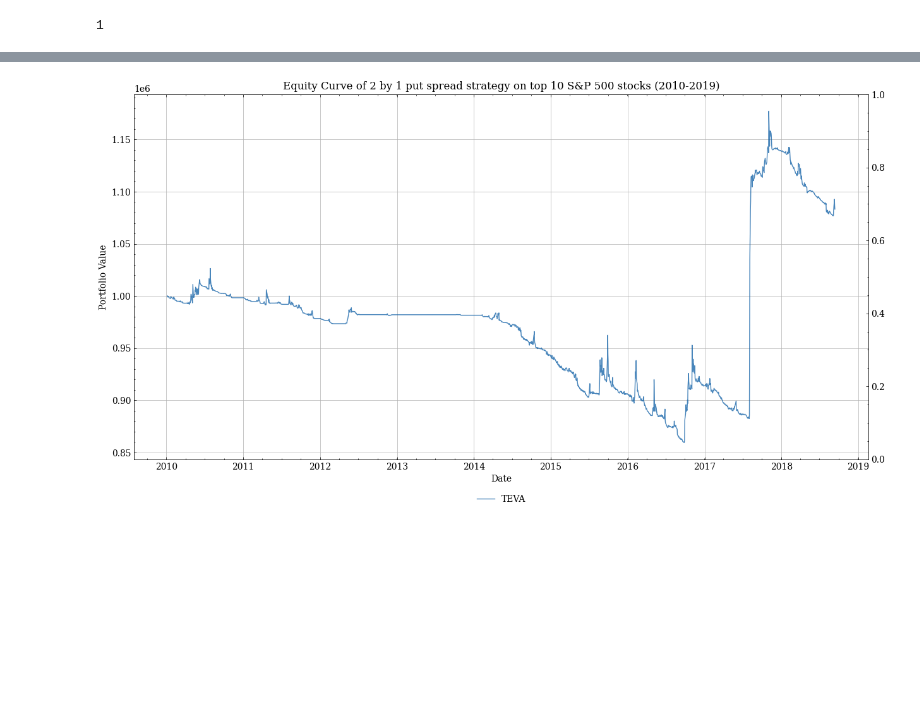
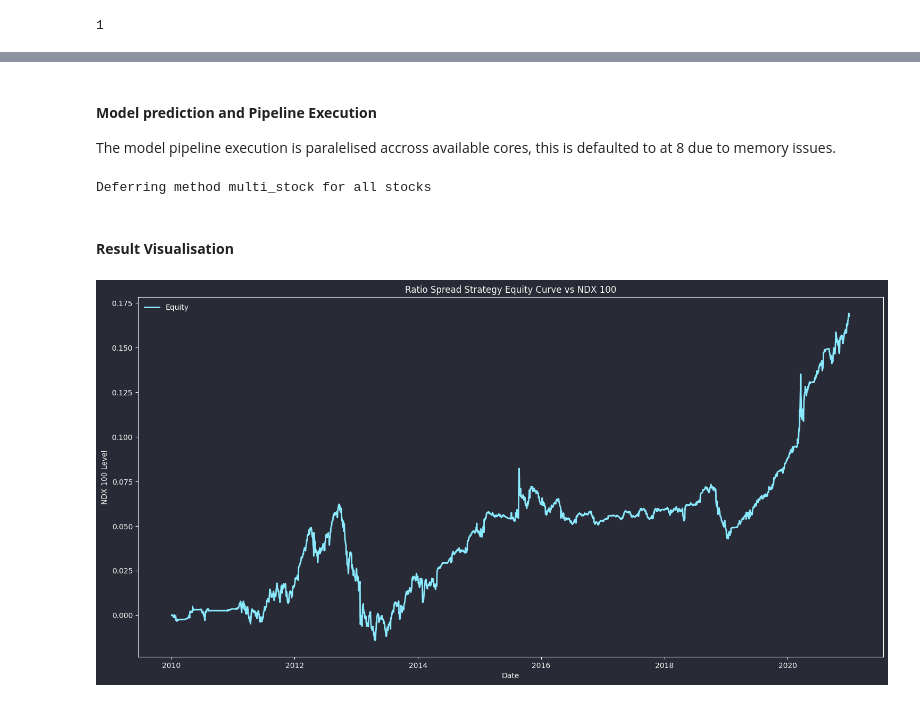
Before and after one commit to cja119/options_wizard, a Jupyter notebook: notebooks/individual_spread.ipynb, the cells around one changed output, grey strips where cells are left out. Saved outputs shown, nothing was run; the diff lists cells and outputs as text; code cells hidden in the pictures; blank space fills up the shorter version.

```diff
--- a/notebooks/individual_spread.ipynb
+++ b/notebooks/individual_spread.ipynb
@@ -12,11 +17,10 @@ if p.is_dir():  # make sure it exists
 import options_wizard as ow
 import pandas as pd
 
-tick = 'TEVA'
-universe = ow.Universe([tick])
-
+universe = ow.Universe(['AAPL'])
+#universe.top_constituents(10)
+#universe.check_ticks()
 data_manager = ow.DataManager(universe, load_lazy=True)
-
 len(data_manager.universe.ticks)
 # %% [output]
 1
@@ -44,45 +51,65 @@ data_manager.execute_pipeline(retain_data=True, save_data=False, n_workers=4)
+# %% [markdown]
+#### __Model prediction and Pipeline Execution__
+The model pipeline execution is paralelised accross available cores, this is defaulted to at 8 due to memory issues.
+# %%
+data_manager.execute_pipeline(retain_data=False, save_data=False, n_workers=4)
+# %% [output]
+Deferring method multi_stock for all stocks
+# %% [markdown]
+#### __Result Visualisation__
 # %%
 start = "2010-01-01"
-end   = "2019-01-01"
+end   = "2022-01-01"
 
 import numpy as np
 import matplotlib.pyplot as plt
-import scienceplots
-plt.style.use("default")
-plt.style.use('science')
+import matplotx
+
+plt.style.use(matplotx.styles.dracula)
 
 import matplotlib as mpl
 mpl.rcParams['text.usetex'] = False
 start_dt = pd.to_datetime(start)
 end_dt = pd.to_datetime(end)
 
-#equity_combined = data_manager.combined_outputs['multi_stock']['equity']
+equity_combined = data_manager.combined_outputs['multi_stock']['equity']
+equity_combined.index = pd.to_datetime(equity_combined.index)
+equity_combined = equity_combined.loc[start_dt:end_dt]
 
-#equity_combined.index = pd.to_datetime(equity_combined.index)
-#equity_combined = equity_combined.loc[start_dt:end_dt]
-
-fig, ax1  = plt.subplots(figsize=(15, 7.5))
-ax2 = ax1.twinx()
+fig, ax1 = plt.subplots(figsize=(15, 7.5))
 
 
-for tick in universe.ticks:
-    equity_tick = data_manager.outputs[tick]['equity']
-    #stock_prices = data_manager.data[tick]['underlying_close']
-    equity_tick.index = pd.to_datetime(equity_tick.index)
-    equity_tick = equity_tick.loc[start_dt:end_dt]
-    ax1.plot(equity_tick, label=f"{tick}", alpha=0.75)
-    #price_series = stock_prices.groupby(level='trade_date_idx').first()
-    #price_series.index = pd.to_datetime(price_series.index).tz_localize(None)
-    #ax2.plot(price_series.loc[start_dt:end_dt], label=f"{tick} Price", linestyle='--', alpha=0.25)
+#for tick in universe.ticks:
+#    equity_tick = data_manager.outputs[tick]['equity']
+#    equity_tick.index = pd.to_datetime(equity_tick.index)
+#    equity_tick = equity_tick.loc[start_dt:end_dt]
+#    ax1.plot(equity_tick, label=f"{tick}", alpha=0.5)
 
-#ax1.plot(equity_combined, label="Combined", color='black', linewidth=2)
+#ax1.plot(equity_combined, label="Strat", linewidth=2)
 ax1.set_xlabel("Date")
 ax1.set_ylabel("Portfolio Value")
+
 ax1.grid(True)
 handles, labels = ax1.get_legend_handles_labels()
-ncols = int(np.ceil(len(labels) / 4))
-ax1.legend(handles, labels, loc='upper center', bbox_to_anchor=(0.5, -0.075), ncol=ncols, frameon=False)
-plt.title("Equity Curve of 2 by 1 put spread strategy on top 10 S&P 500 stocks (2010-2019)")
+ncols = int(np.ceil(len(labels) / 10))
+#ax1.legend(handles, labels, loc='upper center', bbox_to_anchor=(0.5, -0.075), ncol=ncols, frameon=False)
+import yfinance as yf
+
+sp500 = yf.download("^NDX", start=start, end=end, progress=False)['Close']
+sp500.index = pd.to_datetime(sp500.index)
+sp500 = sp500.loc[start_dt:end_dt]
+
+ax1.plot(data_manager.combined_outputs['multi_stock']['equity'], label='Equity', linewidth=2)
+#ax1.plot(data_manager.combined_outputs['multi_stock']['underlying_equity'], label='NDX 100 Level', linewidth=2)
+#ax1.plot(data_manager.combined_outputs['multi_stock']['equity_with_underlying'] - 1_000_000, label='Combined-Strat', linewidth=2)
+#(1_000_000*np.exp(data_manager.combined_outputs['multi_stock']['daily_log_return'].cumsum())).plot(ax=ax1)
+ax1.set_ylabel("NDX 100 Level", )
+ax1.tick_params(axis='y')
+ax1.grid(False)
+
+fig.tight_layout()
+plt.legend()
+plt.title("Ratio Spread Strategy Equity Curve vs NDX 100")
 plt.show()
 # %% [output]
-[figure, old version]
+[figure, new version]
```
Also changed, not shown: parts of 17 cells of this notebook, 4 other files.
